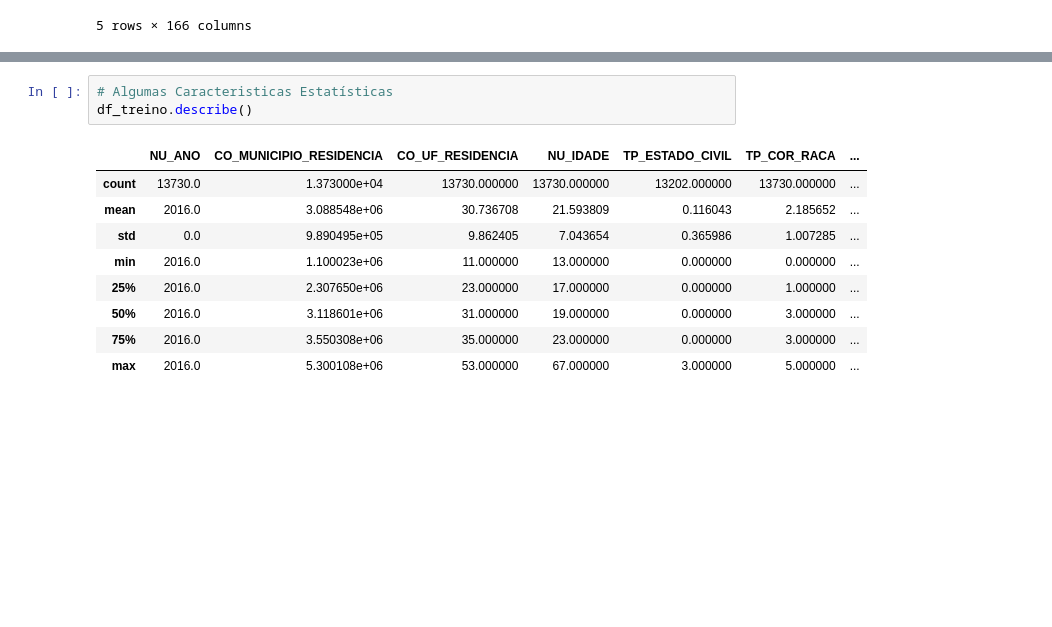
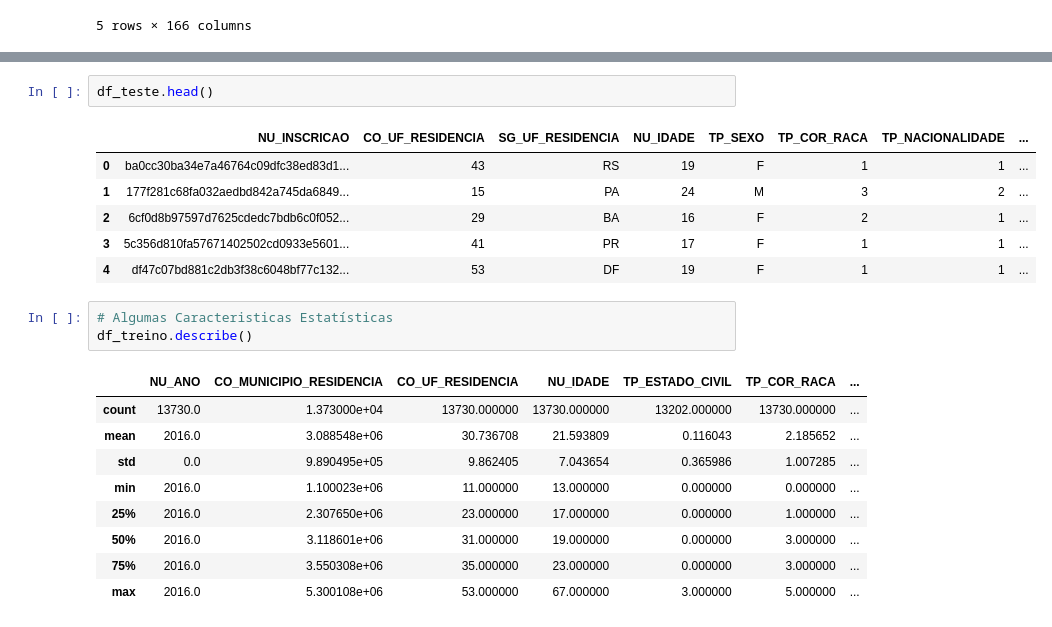
Before and after one commit to Douglas-cc/MLPClassificationEnem2016, a Jupyter notebook: MLP.ipynb, the cells around one changed output, grey strips where cells are left out. Cells and saved outputs as stored; diff of their text form; blank space fills up the shorter version.

```diff
--- a/MLP.ipynb
+++ b/MLP.ipynb
@@ -47,3 +57,12 @@ df_treino.head()
+# %%
+df_teste.head()
+# %% [output]
+|  | NU_INSCRICAO | CO_UF_RESIDENCIA | SG_UF_RESIDENCIA | NU_IDADE | TP_SEXO | TP_COR_RACA | TP_NACIONALIDADE | ... |
+| 0 | ba0cc30ba34e7a46764c09dfc38ed83d1... | 43 | RS | 19 | F | 1 | 1 | ... |
+| 1 | 177f281c68fa032aedbd842a745da6849... | 15 | PA | 24 | M | 3 | 2 | ... |
+| 2 | 6cf0d8b97597d7625cdedc7bdb6c0f052... | 29 | BA | 16 | F | 2 | 1 | ... |
+| 3 | 5c356d810fa57671402502cd0933e5601... | 41 | PR | 17 | F | 1 | 1 | ... |
+| 4 | df47c07bd881c2db3f38c6048bf77c132... | 53 | DF | 19 | F | 1 | 1 | ... |
 # %%
 # Algumas Caracteristicas Estatísticas
 df_treino.describe()
```
Also changed, not shown: parts of 11 cells of this notebook.
